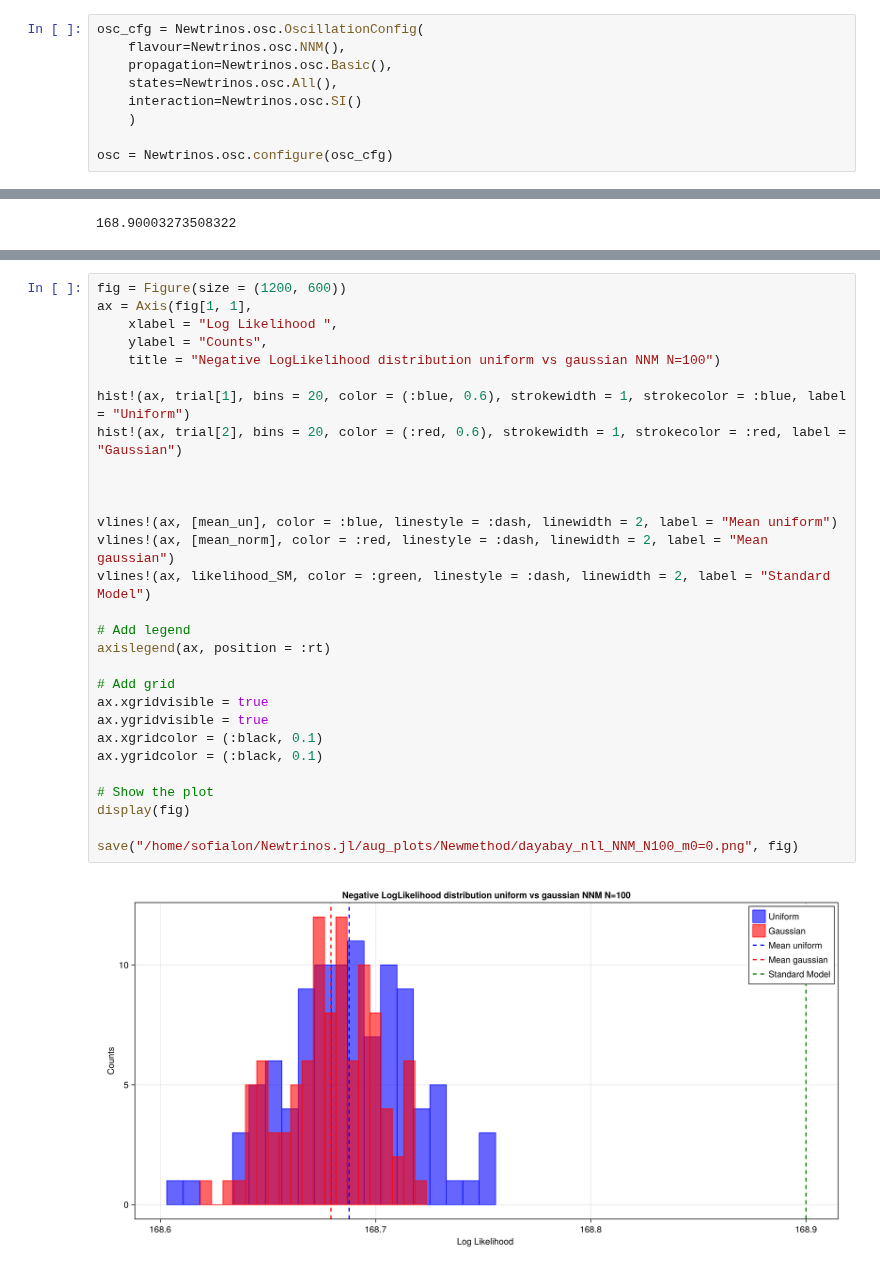
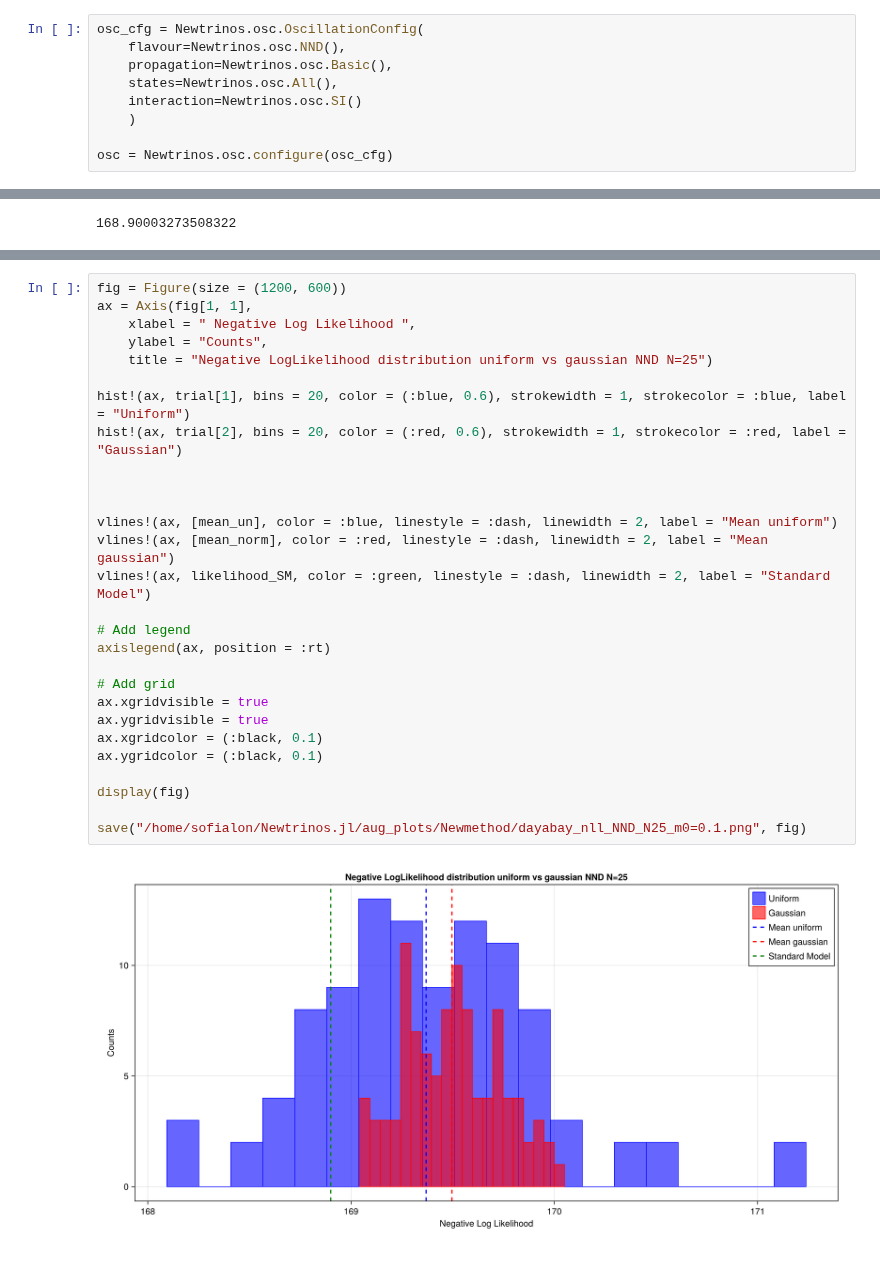
Before and after one commit to philippeller/Newtrinos.jl, a Jupyter notebook: notebooks/new_method.ipynb, the cells around one changed output, grey strips where cells are left out. Cells and saved outputs as stored; diff of their text form.

```diff
--- a/notebooks/new_method.ipynb
+++ b/notebooks/new_method.ipynb
@@ -12,7 +12,7 @@ using Newtrinos
 using Newtrinos.osc
 # %%
 osc_cfg = Newtrinos.osc.OscillationConfig(
-    flavour=Newtrinos.osc.NNM(),
+    flavour=Newtrinos.osc.NND(),
     propagation=Newtrinos.osc.Basic(),
     states=Newtrinos.osc.All(),
     interaction=Newtrinos.osc.SI()
@@ -255,31 +255,30 @@ save("/home/sofialon/Newtrinos.jl/aug_plots/Newmethod/dayabay_samples_NNM_N100_m
 # %%
 fig = Figure(size = (1200, 600))
 ax = Axis(fig[1, 1],
-    xlabel = "Log Likelihood ",
+    xlabel = " Negative Log Likelihood ",
     ylabel = "Counts",
-    title = "Negative LogLikelihood distribution uniform vs gaussian NNM N=100")
+    title = "Negative LogLikelihood distribution uniform vs gaussian NND N=25")
 
 hist!(ax, trial[1], bins = 20, color = (:blue, 0.6), strokewidth = 1, strokecolor = :blue, label = "Uniform")
 hist!(ax, trial[2], bins = 20, color = (:red, 0.6), strokewidth = 1, strokecolor = :red, label = "Gaussian")
 
 
 
 vlines!(ax, [mean_un], color = :blue, linestyle = :dash, linewidth = 2, label = "Mean uniform")
 vlines!(ax, [mean_norm], color = :red, linestyle = :dash, linewidth = 2, label = "Mean gaussian")
 vlines!(ax, likelihood_SM, color = :green, linestyle = :dash, linewidth = 2, label = "Standard Model")
 
 # Add legend
 axislegend(ax, position = :rt)
 
 # Add grid
 ax.xgridvisible = true
 ax.ygridvisible = true
 ax.xgridcolor = (:black, 0.1)
 ax.ygridcolor = (:black, 0.1)
 
-# Show the plot
 display(fig)
 
-save("/home/sofialon/Newtrinos.jl/aug_plots/Newmethod/dayabay_nll_NNM_N100_m0=0.png", fig)
+save("/home/sofialon/Newtrinos.jl/aug_plots/Newmethod/dayabay_nll_NND_N25_m0=0.1.png", fig)
 # %% [output]
-[figure, old version]
+[figure, new version]
```
Also changed, not shown: parts of 10 cells of this notebook, 17 other files.
